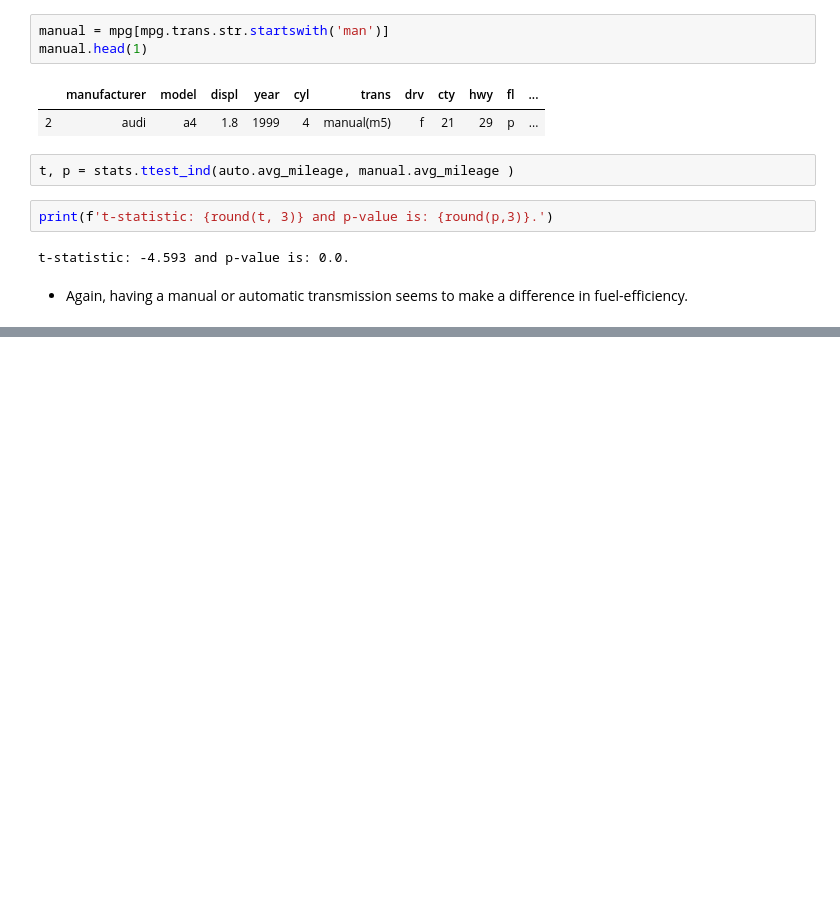
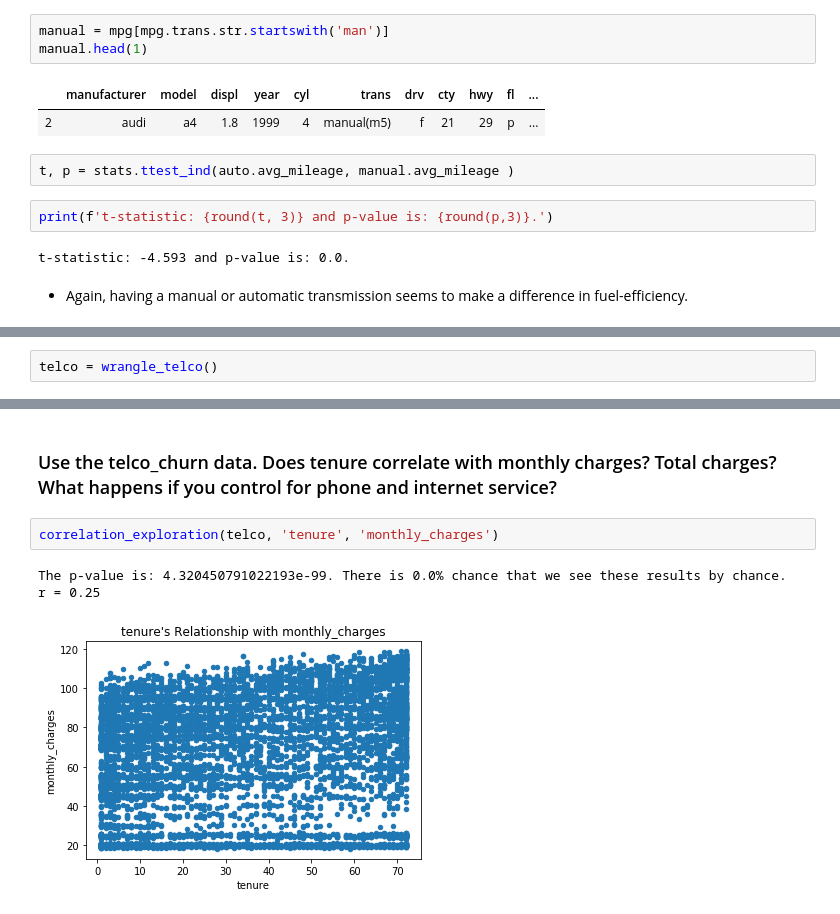
Before and after one commit to faithkane3/codeup_review, a Jupyter notebook: stats_review.ipynb, the cells around one changed output, grey strips where cells are left out. Saved outputs shown, nothing was run; the diff lists cells and outputs as text; blank space fills up the shorter version.

```diff
--- a/stats_review.ipynb
+++ b/stats_review.ipynb
@@ -351,0 +392,2 @@ t-statistic: -4.593 and p-value is: 0.0.
+# %%
+telco = wrangle_telco()
@@ -351,0 +403,8 @@ t-statistic: -4.593 and p-value is: 0.0.
+# %% [markdown]
+### Use the telco_churn data. Does tenure correlate with monthly charges? Total charges? What happens if you control for phone and internet service?
+# %%
+correlation_exploration(telco, 'tenure', 'monthly_charges')
+# %% [output]
+The p-value is: 4.320450791022193e-99. There is 0.0% chance that we see these results by chance.
+r = 0.25
+[figure, added]
```
Also changed, not shown: parts of 28 cells of this notebook, 2 other files.
